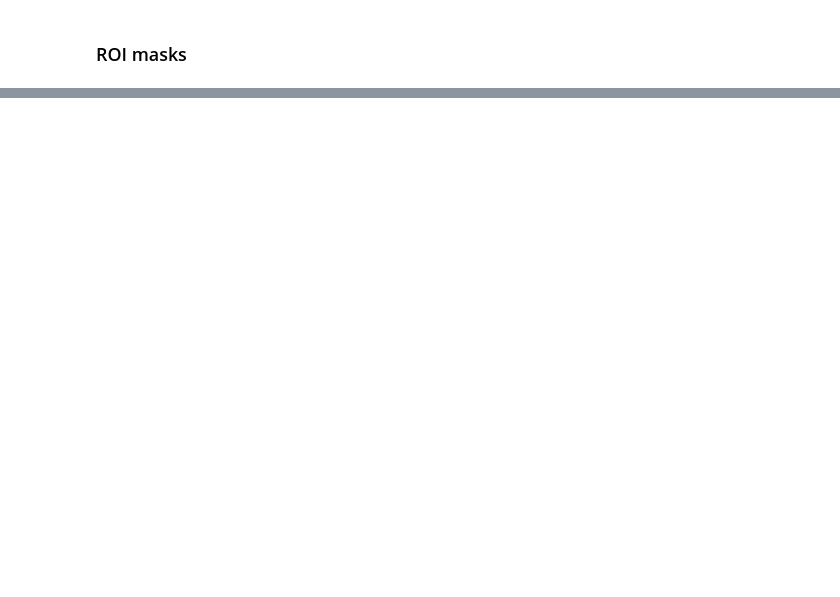
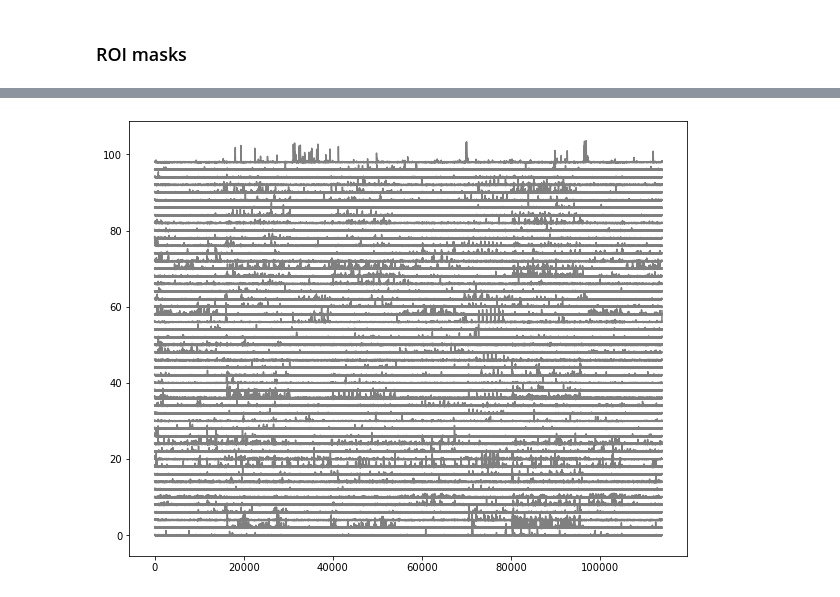
Before and after one commit to arunneru/AllenInst_Neuro, a Jupyter notebook: followingTuts_2Photon.ipynb, the cells around one changed output, grey strips where cells are left out. Drawn from its saved outputs; the diff is of its cells as text; code cells hidden in the pictures; blank space fills up the shorter version.

```diff
--- a/followingTuts_2Photon.ipynb
+++ b/followingTuts_2Photon.ipynb
@@ -149,0 +159,6 @@ ts, dff = data_set.get_dff_traces()
+# %%
+plt.figure(figsize=(10,8))
+for i in range(50):
+    plt.plot(dff[i,:]+i*2, color="grey")
+# %% [output]
+[figure, added]
```
Also changed, not shown: parts of 6 cells of this notebook.
